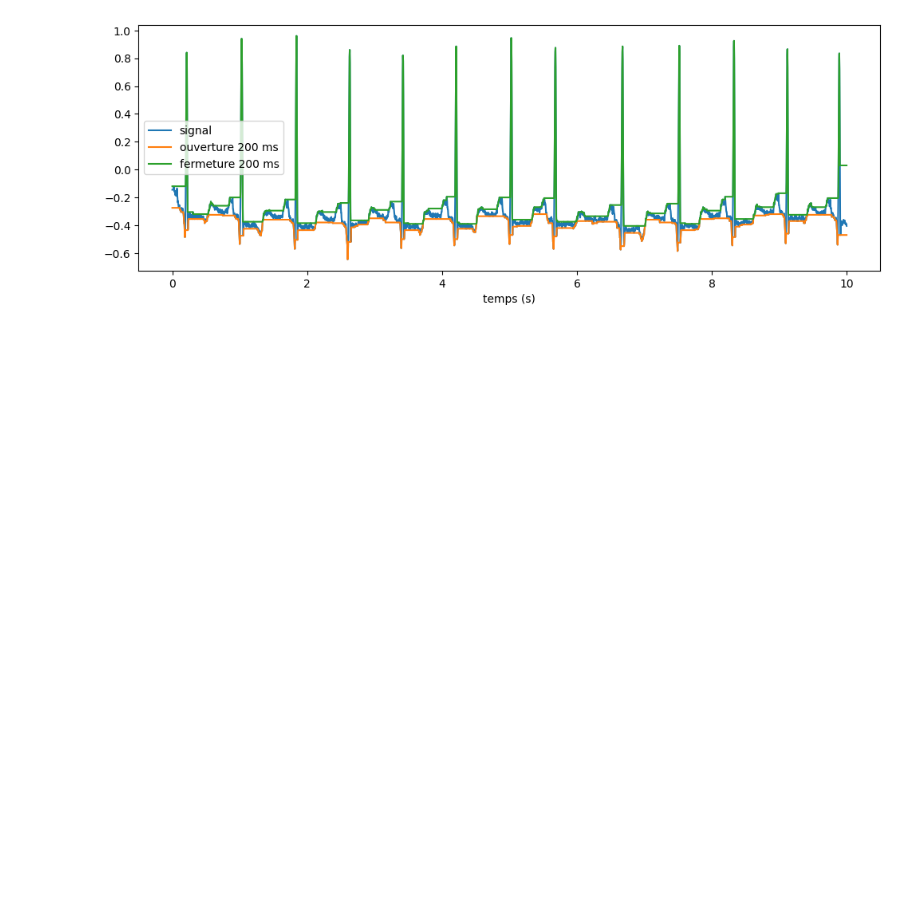
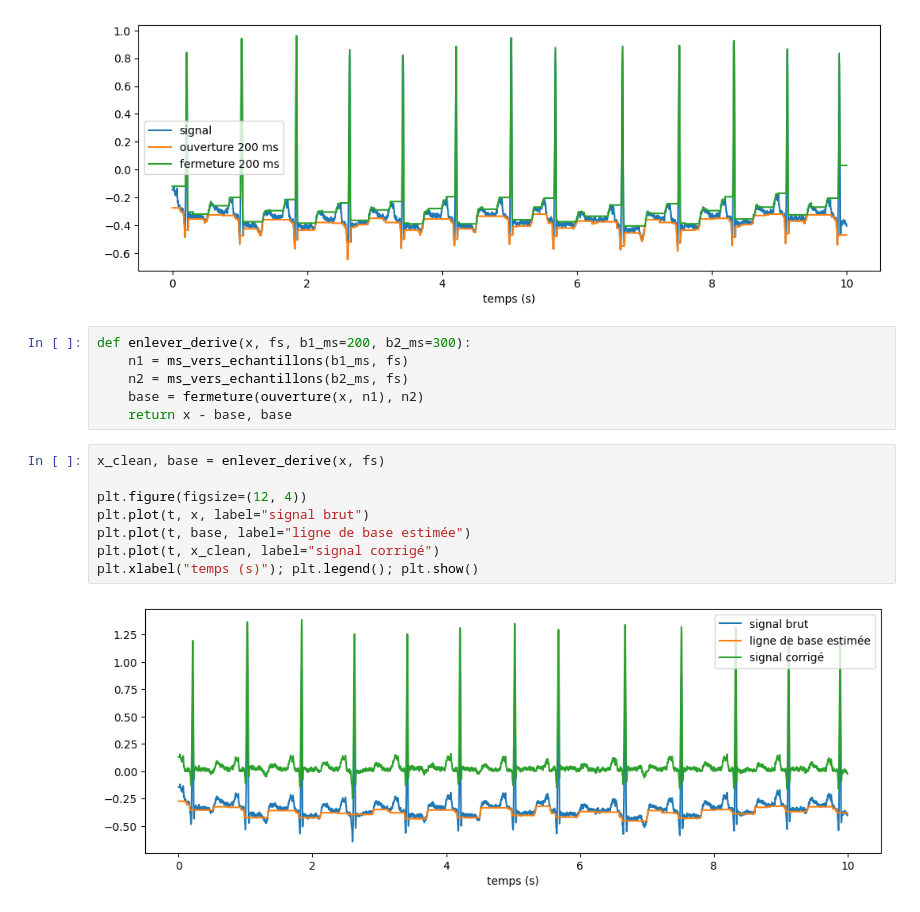
Before and after one commit to ROUA329/CardioMorph, a Jupyter notebook: cardiomorph-ecg.ipynb, the cells around one changed output. Drawn from its saved outputs; the diff is of its cells as text; blank space fills up the shorter version.

Commit message:
Kaggle Notebook | CardioMorph_ECG | Etape4: correction de la derive dela ligne de base

```diff
--- a/cardiomorph-ecg.ipynb
+++ b/cardiomorph-ecg.ipynb
@@ -172,3 +172,19 @@ plt.plot(t, fer, label="fermeture 200 ms")
 plt.xlabel("temps (s)"); plt.legend(); plt.show()
 # %% [output]
 [figure]
+# %%
+def enlever_derive(x, fs, b1_ms=200, b2_ms=300):
+    n1 = ms_vers_echantillons(b1_ms, fs)
+    n2 = ms_vers_echantillons(b2_ms, fs)
+    base = fermeture(ouverture(x, n1), n2)
+    return x - base, base
+# %%
+x_clean, base = enlever_derive(x, fs)
+
+plt.figure(figsize=(12, 4))
+plt.plot(t, x, label="signal brut")
+plt.plot(t, base, label="ligne de base estimée")
+plt.plot(t, x_clean, label="signal corrigé")
+plt.xlabel("temps (s)"); plt.legend(); plt.show()
+# %% [output]
+[figure, added]
```
Also changed, not shown: parts of 1 cell of this notebook.
